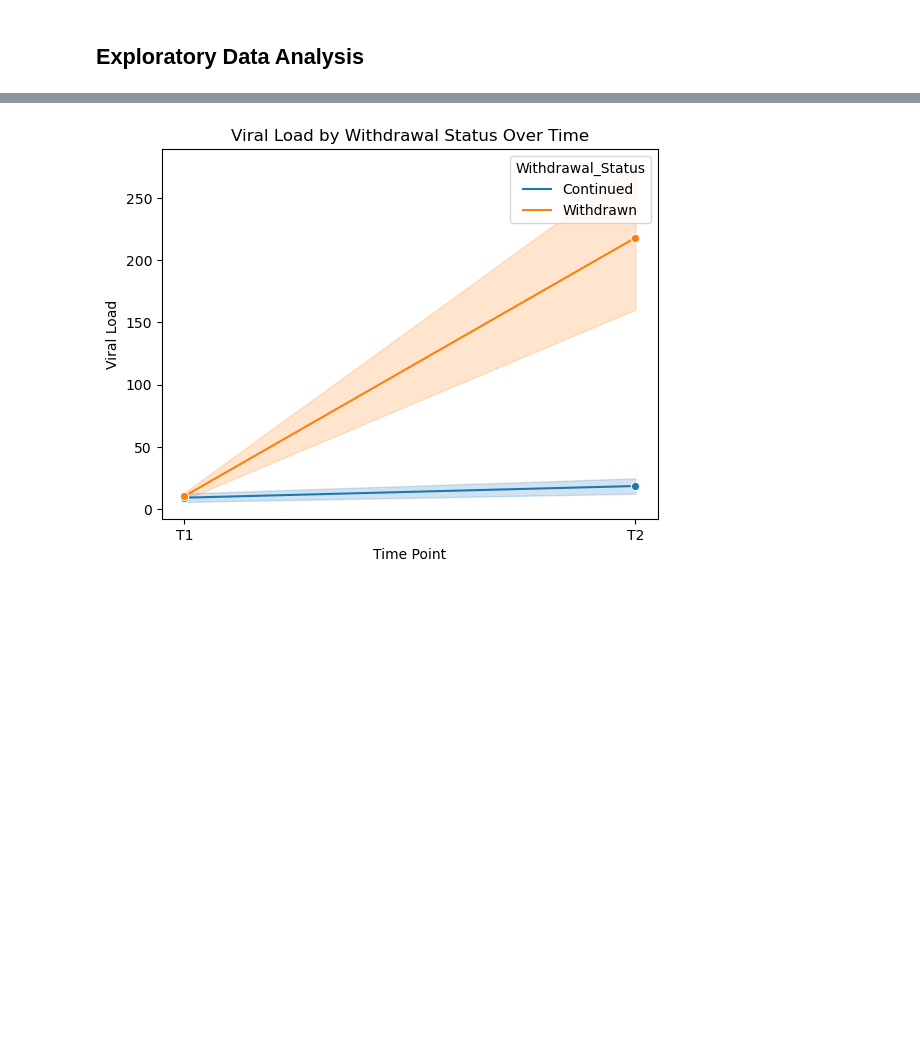
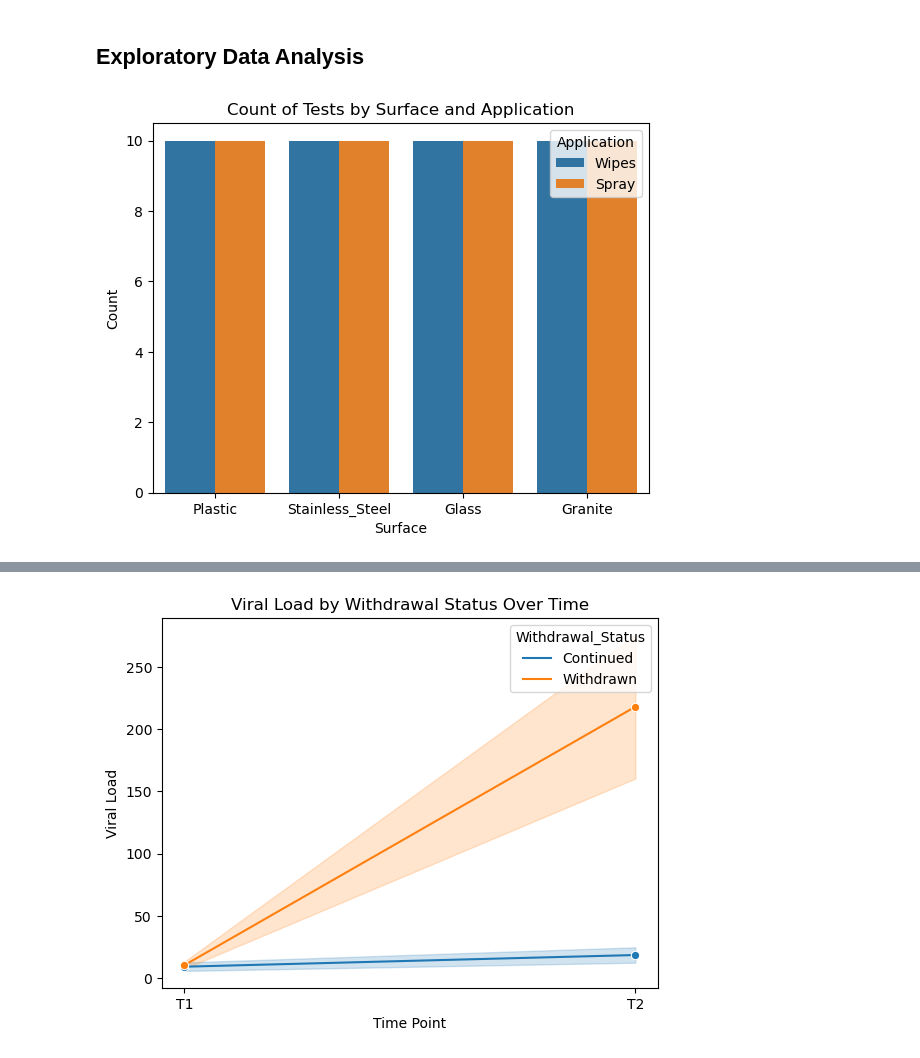
Before and after one commit to mdmmirfan/Virus-Survivability-Test-INF2178, a Jupyter notebook: INF2178_Assignment_2.ipynb, the cells around one changed output, grey strips where cells are left out. Cells and saved outputs as stored; diff of their text form; code cells hidden in the pictures; blank space fills up the shorter version.

```diff
--- a/INF2178_Assignment_2.ipynb
+++ b/INF2178_Assignment_2.ipynb
@@ -238,7 +238,13 @@ df.head(25)
 ## Exploratory Data Analysis
 # %%
 sns.countplot(x="Surface", hue="Application", data = df)
+
+plt.title('Count of Tests by Surface and Application')
+plt.ylabel('Count')
+plt.xlabel('Surface')
 plt.show()
+# %% [output]
+[figure, added]
 # %%
 # histogram for time?
 sns.histplot(x="Time", kde=True, hue="Application" ,data=df)
```
Also changed, not shown: parts of 5 cells of this notebook.
